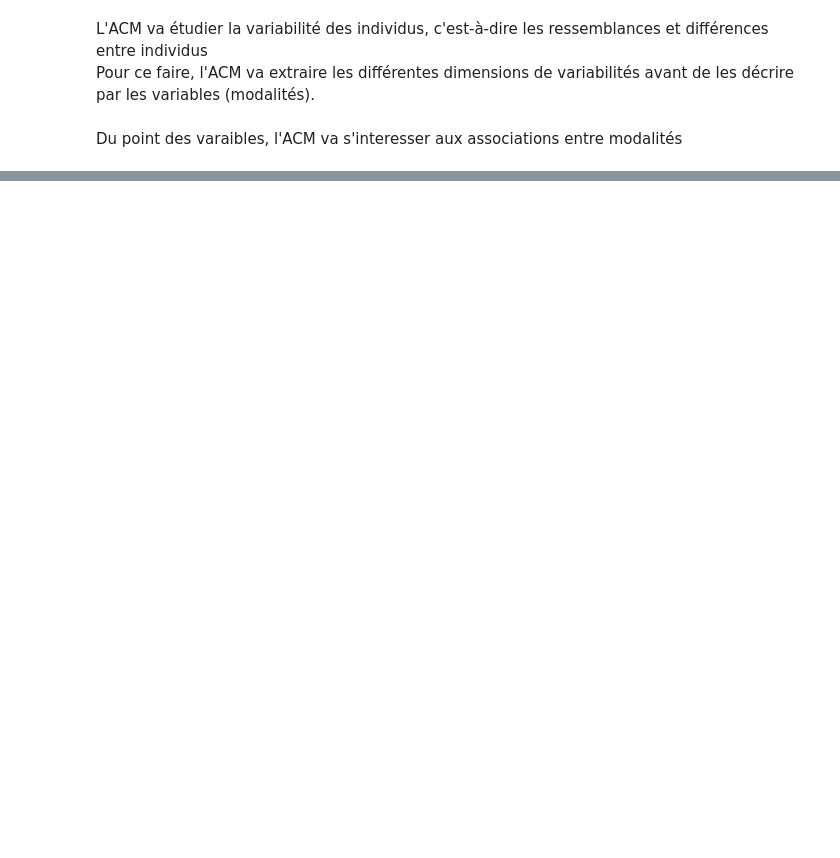
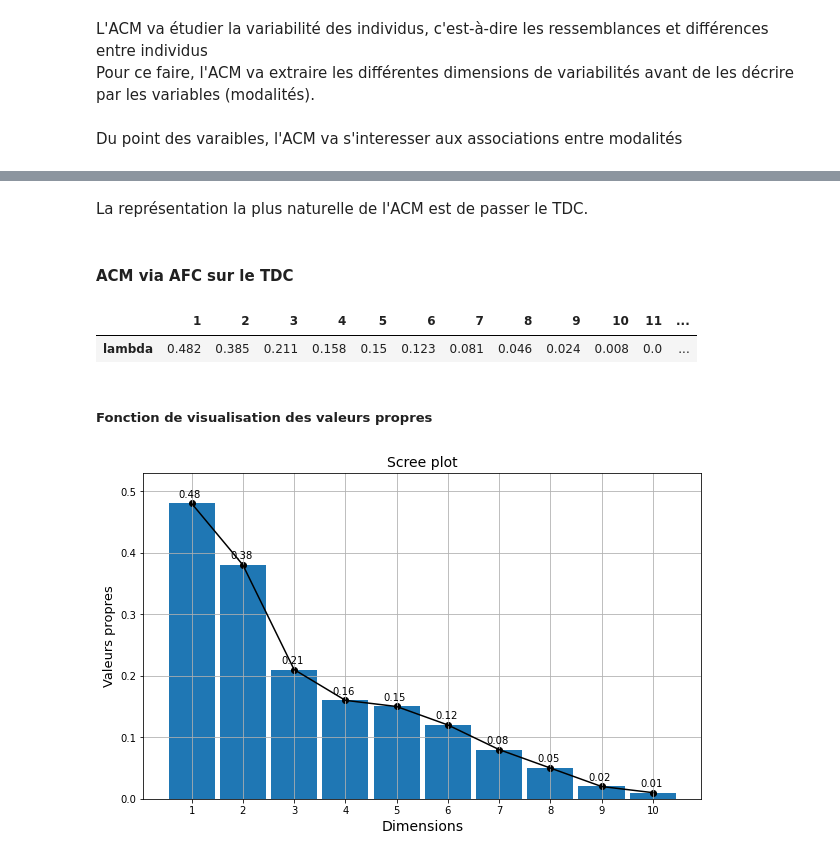
Before and after one commit to KafaloAlex/Stats_Python, a Jupyter notebook: ACM/ACM.ipynb, the cells around one changed output, grey strips where cells are left out. Cells and saved outputs as stored; diff of their text form; code cells hidden in the pictures; blank space fills up the shorter version.

```diff
--- a/ACM/ACM.ipynb
+++ b/ACM/ACM.ipynb
@@ -106,0 +111,13 @@ Du point des varaibles, l'ACM va s'interesser aux associations entre modalités
+# %%
+mca = MCA(tdc, ncols=tdc.shape[1], benzecri=False)
+# mca.L => Récupéraration des valeurs propres
+
+percent_eigen = np.array([100*x/sum(mca.L) for x in mca.L])
+
+cumpercent = np.cumsum(percent_eigen)
+columns = ['Valeur propre','Pourcentage d\'inertie','Pourcentage d\'inertie cumulée']
+index = ['Dim.{}'.format(x+1) for x in range(percent_eigen.shape[0])]
+eigen_tab = pd.DataFrame(np.transpose([mca.L,percent_eigen,cumpercent]),index=index,columns = columns)
+eigen_tab.index.name = 'Dimension'
+# Affichage
+eigen_tab.round(3)
@@ -106,0 +137,40 @@ Du point des varaibles, l'ACM va s'interesser aux associations entre modalités
+# %% [markdown]
+La représentation la plus naturelle de l'ACM est de passer le TDC.
+# %% [markdown]
+#### ACM via AFC sur le TDC
+# %%
+# ACM via une AFC sur le TDC
+from fanalysis.ca import CA
+mcaModelCA1 = CA(row_labels=tdc.index.values,col_labels=tdc.columns.values)
+mcaModelCA1.fit(tdc.values)
+# Valeurs propres
+EigenCA1 = pd.DataFrame(mcaModelCA1.eig_.T[:,0],columns = ['lambda'])
+EigenCA1.index +=1
+EigenCA1.T.round(3)
+# %% [output]
+|  | 1 | 2 | 3 | 4 | 5 | 6 | 7 | 8 | 9 | 10 | 11 | ... |
+| lambda | 0.482 | 0.385 | 0.211 | 0.158 | 0.15 | 0.123 | 0.081 | 0.046 | 0.024 | 0.008 | 0.0 | ... |
+# %% [markdown]
+##### Fonction de visualisation des valeurs propres
+# %%
+def screeplot(data,figsize=None):
+    p = data.shape[0]
+    fig,axes = plt.subplots(figsize = figsize); axes.grid()
+    axes.set_xlabel('Dimensions',fontsize=14)
+    axes.set_title('Scree plot',fontsize=14)
+    axes.set_xticks([x for x in range(1,p+1)])
+    eigen = data.iloc[:,0].round(2)
+    ylim = np.max(eigen)+0.05
+    axes.set_ylim(0,ylim)
+    axes.bar(np.arange(1,p+1),eigen.values,width=0.9)
+    axes.plot(np.arange(1,p+1),eigen.values,c="black")
+    axes.set_ylabel('Valeurs propres',fontsize=13)
+
+    for i in range(p):
+        axes.scatter(i+1,eigen.values[i],color='black',alpha=1)
+        axes.text(i+.75,0.01+eigen.values[i],str(eigen.values[i]), color='black')
+
+# Affichage
+screeplot(eigen_tab, figsize=(10, 6))
+# %% [output]
+[figure, added]
```
Also changed, not shown: parts of 18 cells of this notebook.
